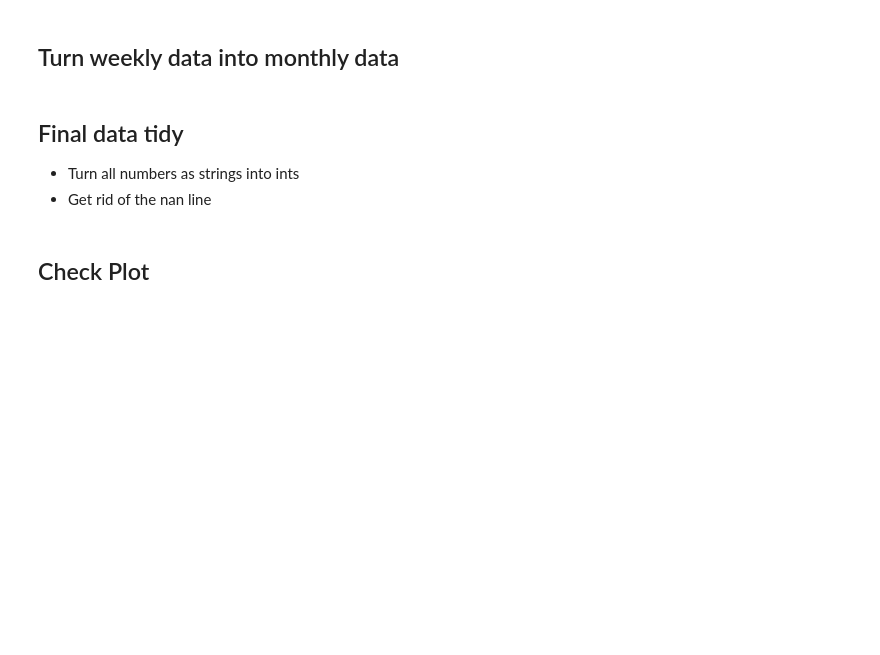
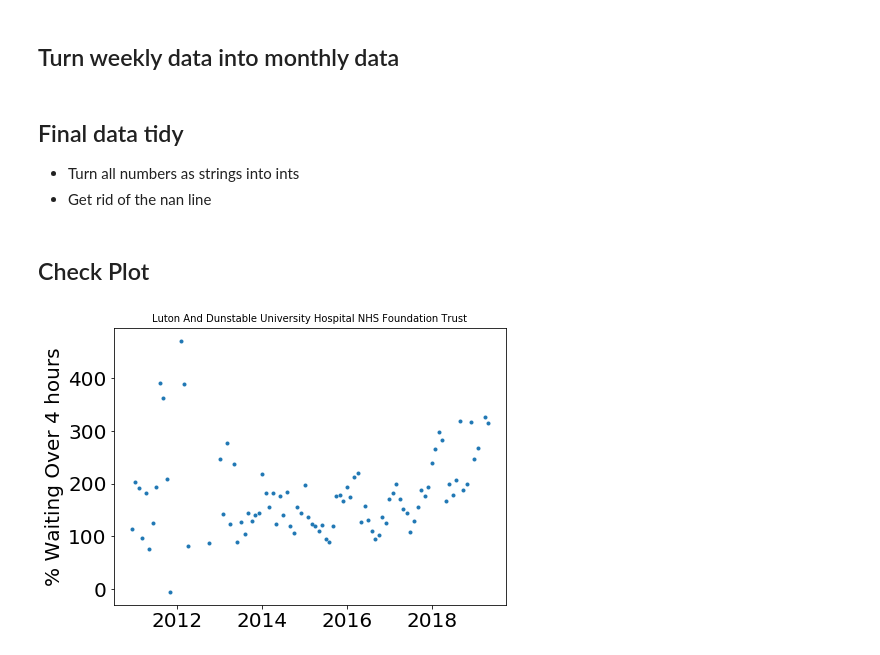
Before and after one commit to HowsMyNHS/NHSdata, a Jupyter notebook: NhsEngWaiting.ipynb, the cells around one changed output. Drawn from its saved outputs; the diff is of its cells as text; code cells hidden in the pictures; blank space fills up the shorter version.

```diff
--- a/NhsEngWaiting.ipynb
+++ b/NhsEngWaiting.ipynb
@@ -371,18 +371,19 @@ for i in range(len(final_attendence[:,0])):
 # %% [markdown]
 <h2> Check Plot</h2>
 # %%
-i = 13
+i = -1
 
 fig = plt.figure(figsize=(7,5))
 ax1 = fig.add_subplot(111)
 plt.title(allNames[i],size = 10)
 mask = (final_over4hours[i,:] != '-')
 waiting = final_over4hours[i,:][mask]
 ax1.plot(months[mask], waiting,'.', lw=3)
-ax1.set_ylim([-100, 100])
 ax1.set_ylabel("% Waiting Over 4 hours")
 plt.tight_layout()
 plt.show()
+# %% [output]
+[figure, added]
 # %%
 np.save("NHSwaiting.npy", [allNames, final_periods, final_attendence, final_over4hours])
 # %%
```
Also changed, not shown: parts of 1 cell of this notebook, 4 other files.
